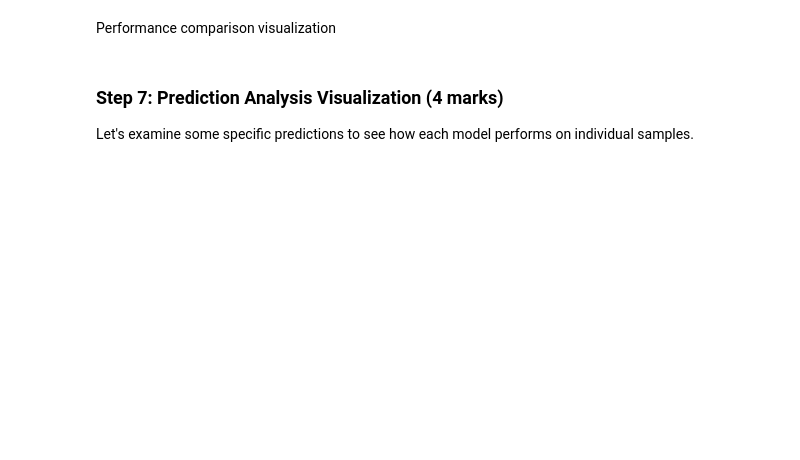
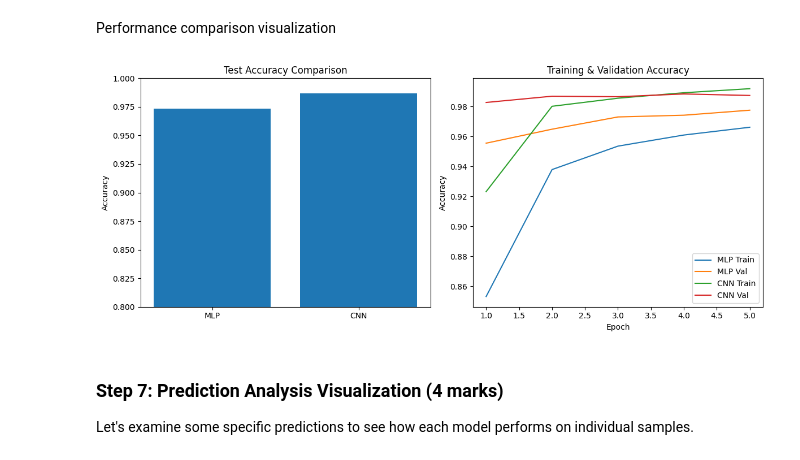
Before and after one commit to KentBerry680/ENGG680_2025_Fall---group-20-assignments, a Jupyter notebook: Lab Assignment 2/Assignment2_Upload.ipynb, the cells around one changed output. Cells and saved outputs as stored; diff of their text form; code cells hidden in the pictures; blank space fills up the shorter version.

```diff
--- a/Lab Assignment 2/Assignment2_Upload.ipynb
+++ b/Lab Assignment 2/Assignment2_Upload.ipynb
@@ -1606,6 +1662,12 @@ print("CNN Model created")
 # %%
 # Train CNN model using cnn_model we compile, same parameters as MLP
 # (1 marks)
-cnn_history =
+cnn_history = cnn_model.fit(
+    X_train_normalized, y_train_categorical,
+    epochs=EPOCHS,
+    batch_size=BATCH_SIZE,
+    validation_split=0.1,
+    verbose=0
+)
 
 print("CNN training completed")
@@ -1620,14 +1684,24 @@ Using .predict(), .evaluate() functions as we used in part2
 # Get test loss and accuracy, make predictions, convert probabilities to class labels
 
 # your code here for mlp (1.5 marks)
+mlp_test_loss, mlp_test_acc = mlp_model.evaluate(X_test_normalized, y_test_categorical, verbose=0)
+mlp_predictions = mlp_model.predict(X_test_normalized, verbose=0)
 
 # Note: The model outputs class probabilities (softmax). We convert these to discrete class labels by taking the index of the maximum probability (argmax).
 # These integer labels (0-9) are required for computing accuracy, building confusion matrices, and for plotting / comparing predicted vs true labels.
 mlp_predicted_classes = np.argmax(mlp_predictions, axis=1)
 
 # your code here for cnn (1.5 marks)
+cnn_test_loss, cnn_test_acc = cnn_model.evaluate(X_test_normalized, y_test_categorical, verbose=0)
+cnn_predictions = cnn_model.predict(X_test_normalized, verbose=0)
+
 
 # Similarly, convert CNN predicted probabilities to class labels
-
+cnn_predicted_classes = np.argmax(cnn_predictions, axis=1)
 
 # Display Results
+print("MLP Test Loss:", mlp_test_loss)
+print("MLP Test Accuracy:", mlp_test_acc)
+
+print("CNN Test Loss:", cnn_test_loss)
+print("CNN Test Accuracy:", cnn_test_acc)
@@ -1636,12 +1715,37 @@ Performance comparison visualization
 # %%
 # Create side-by-side bar chart for model accuracy comparison and line plot for training progress comparison
 # (1 marks)
 # put them in a single figure horizontally
 # Add titles, labels, legends for clarity
 # hint: use .history() function to get training history from the training step
 
+fig, axes = plt.subplots(1, 2, figsize=(12, 5))
+
+models = ['MLP', 'CNN']
+accuracies = [mlp_test_acc, cnn_test_acc]
+
+axes[0].bar(models, accuracies)
+axes[0].set_title('Test Accuracy Comparison')
+axes[0].set_ylabel('Accuracy')
+axes[0].set_ylim(0.8, 1.0)
+
+epochs = range(1, EPOCHS + 1)
+
+axes[1].plot(epochs, mlp_history.history['accuracy'],     label='MLP Train')
+axes[1].plot(epochs, mlp_history.history['val_accuracy'], label='MLP Val')
+axes[1].plot(epochs, cnn_history.history['accuracy'],     label='CNN Train')
+axes[1].plot(epochs, cnn_history.history['val_accuracy'], label='CNN Val')
+
+axes[1].set_title('Training & Validation Accuracy')
+axes[1].set_xlabel('Epoch')
+axes[1].set_ylabel('Accuracy')
+axes[1].legend()
+
+plt.tight_layout()
 
 plt.show()
+# %% [output]
+[figure, added]
 # %% [markdown]
 ### Step 7: Prediction Analysis Visualization (4 marks)
 
```
Also changed, not shown: parts of 12 cells of this notebook.
